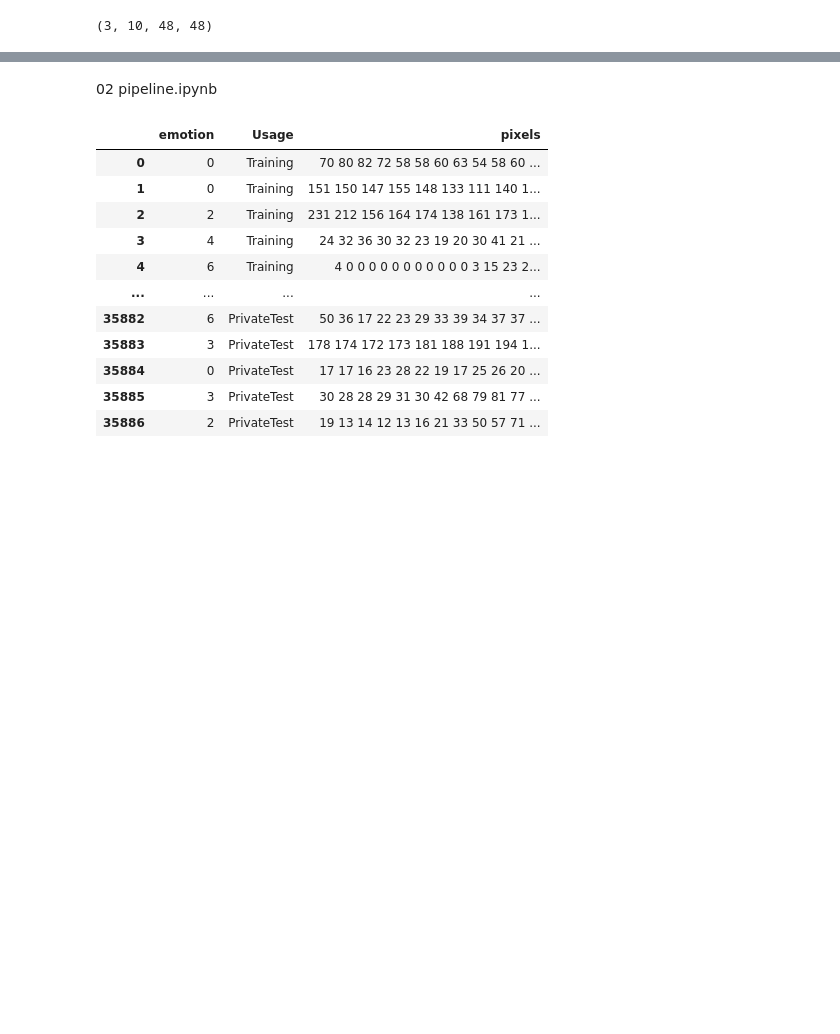
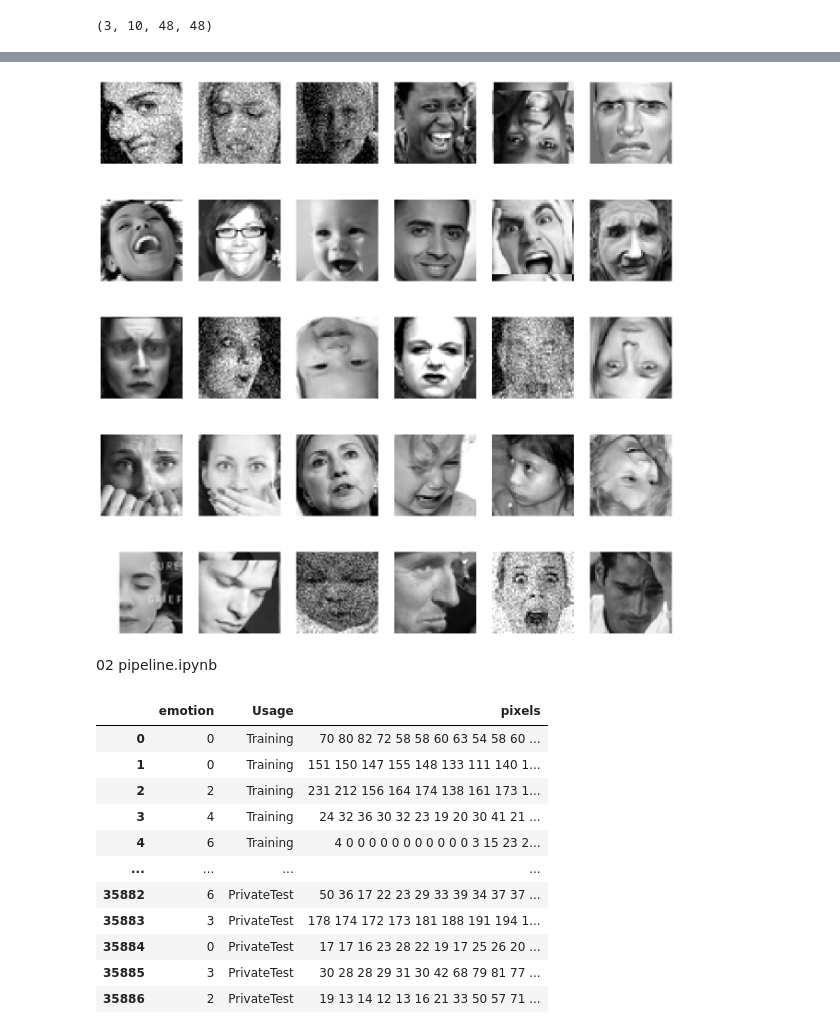
Before and after one commit to Andrewnolan13/AdvancedAI, a Jupyter notebook: CA2/notebooks/03 pipeline.ipynb, the cells around one changed output, grey strips where cells are left out. Drawn from its saved outputs; the diff is of its cells as text; code cells hidden in the pictures; blank space fills up the shorter version.

```diff
--- a/CA2/notebooks/03 pipeline.ipynb
+++ b/CA2/notebooks/03 pipeline.ipynb
@@ -367,16 +373,18 @@ AugmentedDataFrame.to_pickle("../data/02 Processed/train.pkl")
 # %%
 # Randomly select 30 images from AugmentedDataFrame
 sample_images = (
     AugmentedDataFrame.reset_index(drop=True)
     .pipe(lambda s: s.loc[np.random.choice(s.index,30)])
-    .augmentated_pixels
+    .pixels
     .str.split().explode().astype(int).values.reshape(-1,48,48)
 )
 
 fig, axes = plt.subplots(5, 6, figsize=(16,16))
 for ax, img in zip(axes.flatten(), sample_images):
     ax.imshow(img, cmap="gray")
     ax.axis("off")
+# %% [output]
+[figure, added]
 # %% [markdown]
 02 pipeline.ipynb
 # %%
```
Also changed, not shown: parts of 7 cells of this notebook.
